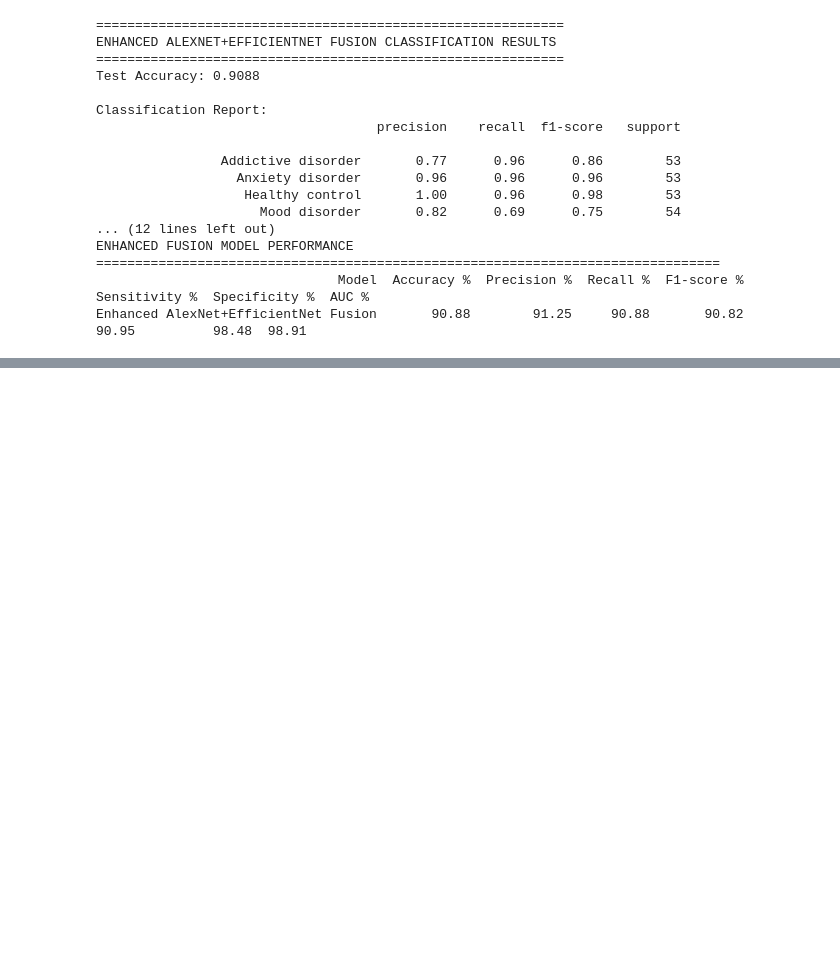
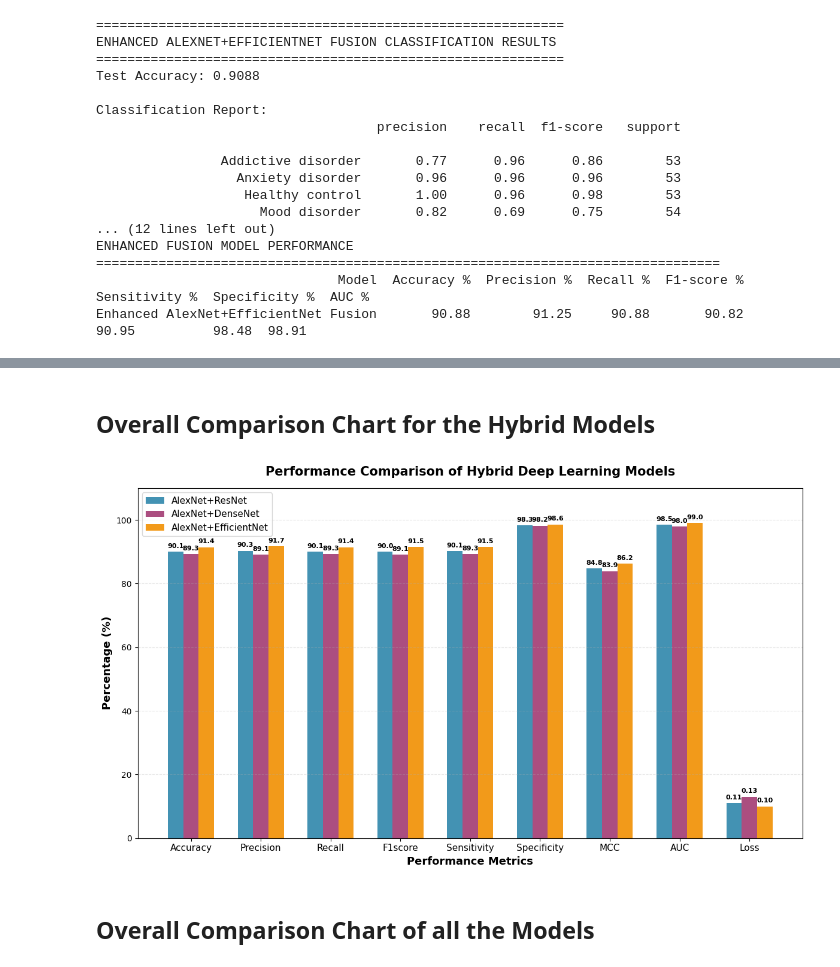
Before and after one commit to Praveshika2k/Explainable-Hybrid-Deep-Learning-for-Comorbid-Disorder-Diagnosis-Using-EEG-Neuroimaging, a Jupyter notebook: SRIP_Net_models.ipynb, the cells around one changed output, grey strips where cells are left out. Drawn from its saved outputs; the diff is of its cells as text; code cells hidden in the pictures; blank space fills up the shorter version.

```diff
--- a/SRIP_Net_models.ipynb
+++ b/SRIP_Net_models.ipynb
@@ -2996,3 +3151,75 @@ Enhanced AlexNet+EfficientNet Fusion       90.88        91.25     90.88       90
+# %% [markdown]
+## Overall Comparison Chart for the Hybrid Models
+# %%
+import matplotlib.pyplot as plt
+import numpy as np
+
+# Hybrid models
+models = ['AlexNet+ResNet', 'AlexNet+DenseNet', 'AlexNet+EfficientNet']
+
+# Example performance metrics for each model (replace with your actual results)
+accuracy =    [90.08, 89.28, 91.42]
+precision =   [90.29, 89.08, 91.71]
+recall =      [90.08, 89.28, 91.42]
+f1_score =    [90.03, 89.06, 91.47]
+sensitivity = [90.14, 89.34, 91.46]
+specificity = [98.35, 98.21, 98.57]
+mcc =         [84.8, 83.9, 86.2]
+auc =         [98.55, 97.97, 99.0]
+loss =        [0.11, 0.13, 0.10]  # Lower is better, will be scaled for visualization
+
+# List of metrics and their values
+metrics = ['Accuracy', 'Precision', 'Recall', 'F1score', 'Sensitivity', 'Specificity', 'MCC', 'AUC', 'Loss']
+metric_values = [accuracy, precision, recall, f1_score, sensitivity, specificity, mcc, auc, loss]
+
+# Bar width and positions
+bar_width = 0.22
+x = np.arange(len(metrics))
+
+# Colors for each model (to match the style in your image)
+colors = ['#2E86AB', '#A23B72', '#F18F01']
+
+fig, ax = plt.subplots(figsize=(12, 7))
+
+# Plot bars for each model
+for i, model in enumerate(models):
+    model_data = []
+    for j, metric_vals in enumerate(metric_values):
+        if j == 8:  # Loss, scale for visualization
+            model_data.append(metric_vals[i] * 100)
+        else:
+            model_data.append(metric_vals[i])
+    bars = ax.bar(x + i * bar_width, model_data, width=bar_width, label=model, color=colors[i], alpha=0.9)
+    # Add value labels
+    for k, bar in enumerate(bars):
+        height = bar.get_height()
+        if k == 8:
+            label_text = f'{metric_values[k][i]:.2f}'
+        else:
+            label_text = f'{height:.1f}'
+        ax.annotate(label_text,
+                    xy=(bar.get_x() + bar.get_width() / 2, height),
+                    xytext=(0, 3),
+                    textcoords='offset points',
+                    ha='center', va='bottom', fontsize=8, fontweight='bold')
+
+# Customize the plot
+ax.set_xlabel('Performance Metrics', fontsize=13, fontweight='bold')
+ax.set_ylabel('Percentage (%)', fontsize=13, fontweight='bold')
+ax.set_title('Performance Comparison of Hybrid Deep Learning Models', fontsize=15, fontweight='bold', pad=15)
+ax.set_xticks(x + bar_width)
+ax.set_xticklabels(metrics, fontsize=11)
+ax.legend(fontsize=11)
+ax.grid(axis='y', linestyle='--', alpha=0.3)
+ax.set_ylim(0, 110)
+
+plt.tight_layout()
+plt.savefig('hybrid_models_comparison.png', dpi=300, bbox_inches='tight')
+plt.show()
+# %% [output]
+[figure, added]
+# %% [markdown]
+## Overall Comparison Chart of all the Models
 # %%
 import matplotlib.pyplot as plt
 import numpy as np
```
Also changed, not shown: parts of 3 cells of this notebook.
